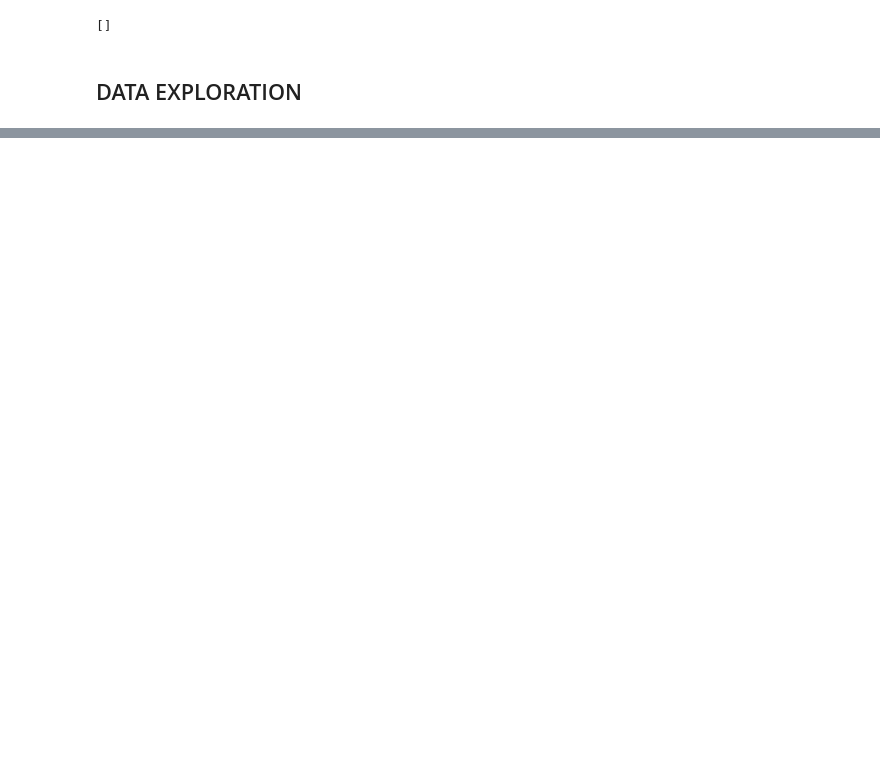
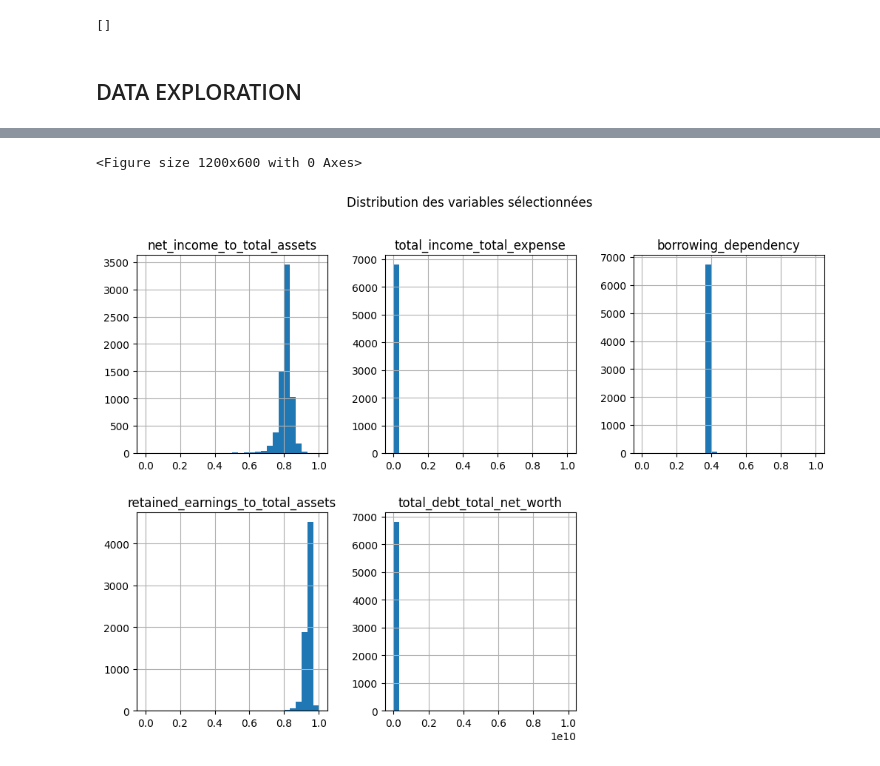
Before and after one commit to vianelk/ai_financial_track, a Jupyter notebook: AI_detect_financial_bankrupt.ipynb, the cells around one changed output, grey strips where cells are left out. Saved outputs shown, nothing was run; the diff lists cells and outputs as text; code cells hidden in the pictures; blank space fills up the shorter version.

```diff
--- a/AI_detect_financial_bankrupt.ipynb
+++ b/AI_detect_financial_bankrupt.ipynb
@@ -114,0 +148,11 @@ df.duplicated().sum()
+# %%
+# Sélection des colonnes d'intérêt avec les nouveaux noms
+selected_columns = [
+    "net_income_to_total_assets",
+    "total_income_total_expense",
+    "borrowing_dependency",
+    "retained_earnings_to_total_assets",
+    "total_debt_total_net_worth"
+]
+
+df_selected = df[selected_columns]
@@ -114,0 +201,9 @@ df.duplicated().sum()
+# %%
+# Visualisation des distributions (Histogrammes)
+plt.figure(figsize=(12, 6))
+df_selected.hist(bins=30, figsize=(12, 8), layout=(2, 3))
+plt.suptitle("Distribution des variables sélectionnées")
+plt.show()
+# %% [output]
+<Figure size 1200x600 with 0 Axes>
+[figure, added]
```
Also changed, not shown: parts of 16 cells of this notebook.
